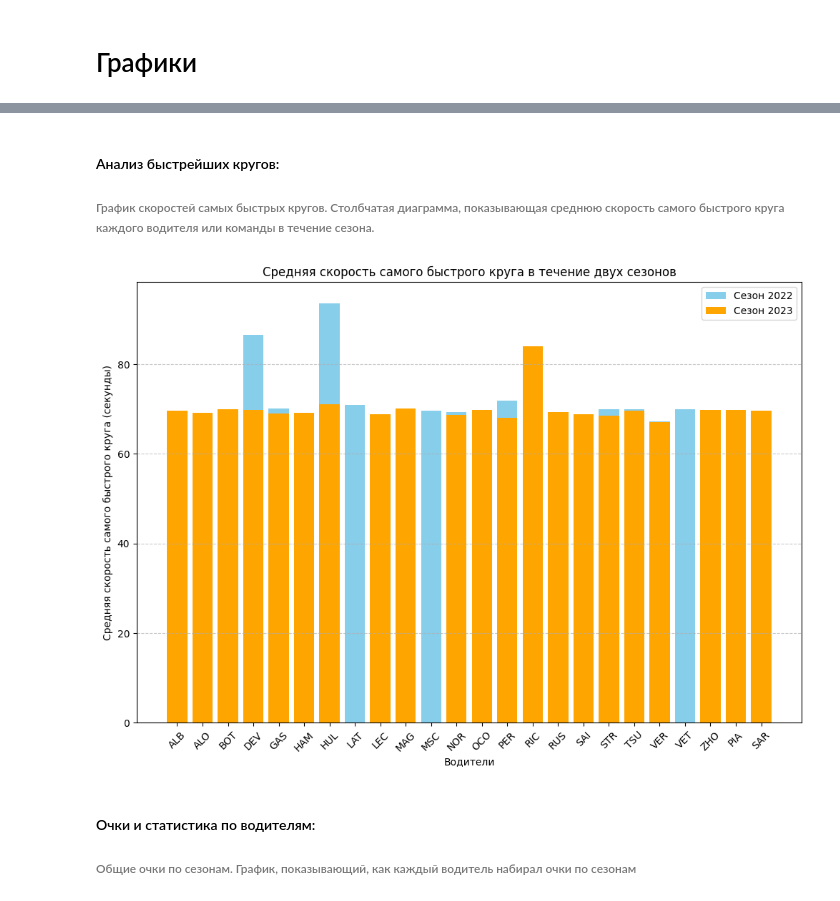
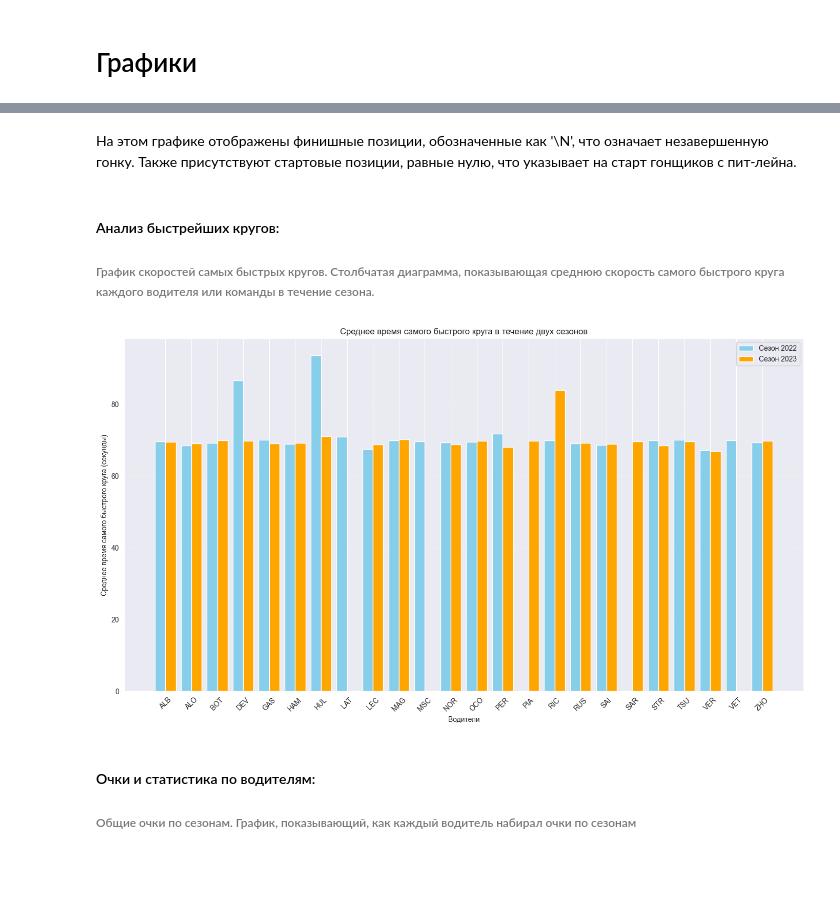
Before and after one commit to alexml8/F1-Analysis-Project, a Jupyter notebook: EDA_F1.ipynb, the cells around one changed output, grey strips where cells are left out. Drawn from its saved outputs; the diff is of its cells as text; code cells hidden in the pictures; blank space fills up the shorter version.

```diff
--- a/EDA_F1.ipynb
+++ b/EDA_F1.ipynb
@@ -143,0 +130,10 @@ plt.show()
+# %%
+# Разделение данных на сезоны
+def seasons_separation(df):
+    """
+    Функция для деления данных на сезоны 2022 и 2023 года.
+    """
+    season_2022 = df[(df['raceId'] >= 1074) & (df['raceId'] <= 1096)]
+    season_2023 = df[(df['raceId'] >= 1098) & (df['raceId'] <= 1120)]
+
+    return season_2022, season_2023
@@ -157,41 +276,50 @@ plt.show()
+# %% [markdown]
+На этом графике отображены финишные позиции, обозначенные как '\N', что означает незавершенную гонку. Также присутствуют стартовые позиции, равные нулю, что указывает на старт гонщиков с пит-лейна.
 # %% [markdown]
 #### Анализ быстрейших кругов:
 
 ###### График скоростей самых быстрых кругов. Столбчатая диаграмма, показывающая среднюю скорость самого быстрого круга каждого водителя или команды в течение сезона.
 # %%
-# Объединим df_lap с df_drivers по столбцу driverId
+# Объединение df_lap с df_drivers по столбцу driverId
 df_merged = pd.merge(df_lap, df_drivers, on='driverId')
 
-# Разделим данные по сезонам
-season_2022_laps = df_merged[(df_merged['raceId'] >= 1074) & (df_merged['raceId'] <= 1096)]
-season_2023_laps = df_merged[(df_merged['raceId'] >= 1098) & (df_merged['raceId'] <= 1120)]
+# Разделение данных по сезонам
+season_2022, season_2023 = seasons_separation(df_merged)
 
 # Найдем самый быстрый круг для каждого водителя в сезонах
-fastest_laps_2022 = season_2022_laps.groupby(['driverId', 'code'])['milliseconds'].min().reset_index()
-fastest_laps_2023 = season_2023_laps.groupby(['driverId', 'code'])['milliseconds'].min().reset_index()
+fastest_laps_2022 = season_2022.groupby(['driverId', 'code'])['milliseconds'].min().reset_index()
+fastest_laps_2023 = season_2023.groupby(['driverId', 'code'])['milliseconds'].min().reset_index()
 
 # Расчет средней скорости самого быстрого круга для каждого водителя в течение сезонов
 average_fastest_lap_speeds_2022 = fastest_laps_2022.groupby('code')['milliseconds'].mean() / 1000  # Перевод в секунды
 average_fastest_lap_speeds_2023 = fastest_laps_2023.groupby('code')['milliseconds'].mean() / 1000  # Перевод в секунды
 
+# Создание общего списка кодов водителей
+codes = sorted(set(average_fastest_lap_speeds_2022.index).union(set(average_fastest_lap_speeds_2023.index)))
+
+# Определение ширины столбцов и смещения
+bar_width = 0.4
+index = np.arange(len(codes))
+
 # Создание столбчатой диаграммы
-plt.figure(figsize=(12, 8))
+plt.figure(figsize=(14, 8))
 
 # Построим данные для сезона 2022
-plt.bar(average_fastest_lap_speeds_2022.index, average_fastest_lap_speeds_2022.values, color='skyblue', label='Сезон 2022')
+bars_2022 = plt.bar(index - bar_width/2, [average_fastest_lap_speeds_2022.get(code, 0) for code in codes], bar_width, color='skyblue', label='Сезон 2022')
 
 # Построим данные для сезона 2023
-plt.bar(average_fastest_lap_speeds_2023.index, average_fastest_lap_speeds_2023.values, color='orange', label='Сезон 2023')
+bars_2023 = plt.bar(index + bar_width/2, [average_fastest_lap_speeds_2023.get(code, 0) for code in codes], bar_width, color='orange', label='Сезон 2023')
 
-plt.title('Средняя скорость самого быстрого круга в течение двух сезонов')
+plt.title('Среднее время самого быстрого круга в течение двух сезонов')
 plt.xlabel('Водители')
-plt.ylabel('Средняя скорость самого быстрого круга (секунды)')
-plt.xticks(rotation=45)
+plt.ylabel('Среднее время самого быстрого круга (секунды)')
+plt.xticks(index, codes, rotation=45)
 plt.legend()
-plt.grid(axis='y', linestyle='--', alpha=0.7)
+plt.grid(axis='y', linestyle='--', alpha=0.3)
+plt.tight_layout()
 plt.show()
 # %% [output]
-[figure, old version]
+[figure, new version]
 # %% [markdown]
 #### Очки и статистика по водителям:
 
```
Also changed, not shown: parts of 69 cells of this notebook.
